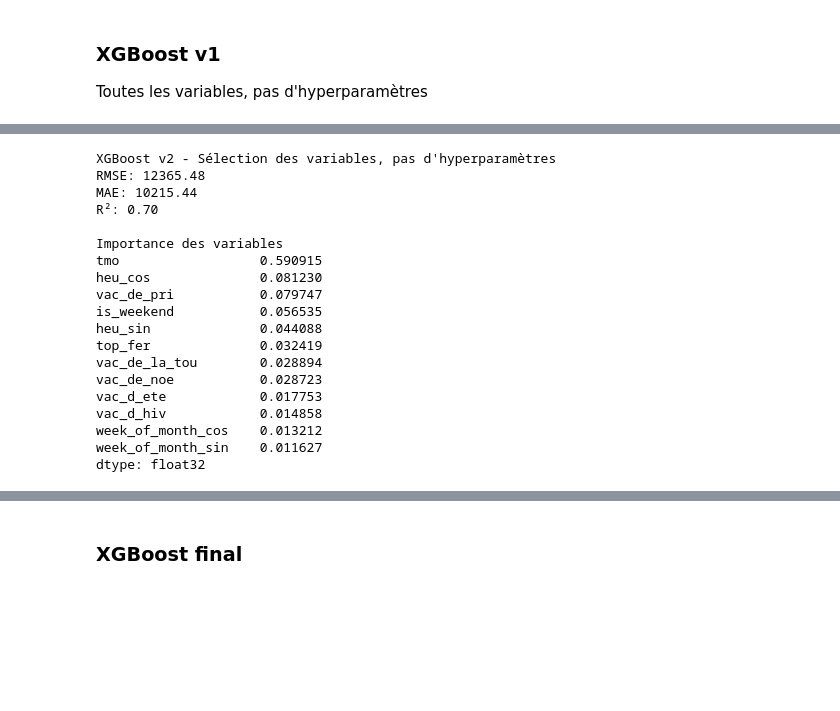
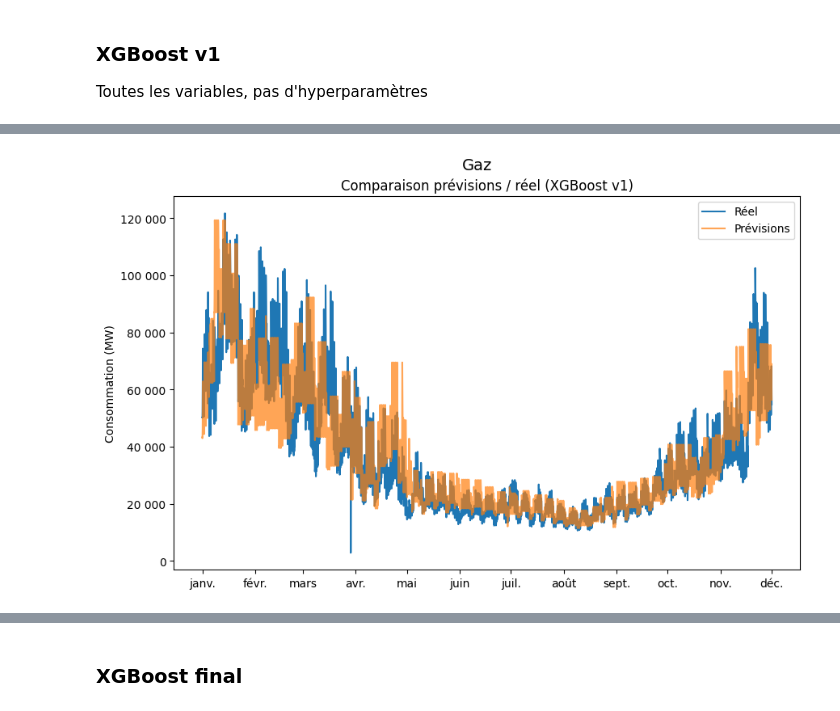
Before and after one commit to 007337-lil/MLOPS, a Jupyter notebook: projet_mlops.ipynb, the cells around one changed output, grey strips where cells are left out. Saved outputs shown, nothing was run; the diff lists cells and outputs as text; code cells hidden in the pictures; blank space fills up the shorter version.

Commit message:
Dernières modifs, évaluation des modèles et prévisions

```diff
--- a/projet_mlops.ipynb
+++ b/projet_mlops.ipynb
@@ -72,6 +74,7 @@ features = [
     'heu_sin',
     'heu_cos',
     'is_weekend',
+    'month_name',
     'week_of_month_sin',
     'week_of_month_cos',
     'vac_de_noe',
@@ -80,11 +83,19 @@ features = [
     'vac_d_ete',
     'vac_de_la_tou',
     'top_fer',
-    'tmi',
-    'tma',
-    'tmo',
+    #'tmi',
+    #'tma',
+    #'tmo',
 ]
 # %%
-rmse_v1, mae_v1, r2_v1, importances_v1, df_verif_v1 = test_model(
-    df_gaz, features, '01/01/2025', 'xgboost'
+rmse_gaz_v1, mae_gaz_v1, r2_gaz_v1, importances_gaz_v1, df_verif_gaz_v1 = test_model(
+    df_gaz.loc[df_gaz['year']>=2024], features, '01/01/2025', 'xgboost'
 )
+
+print('XGBoost v1 - toutes les variables, pas d\'hyperparamètres \n')
+print('Gaz - Résultats de la première modélisation')
+print(f"RMSE: {rmse_gaz_v1:.2f}")
+print(f"MAE: {mae_gaz_v1:.2f}")
+print(f"R²: {r2_gaz_v1:.2f}\n")
+print('Gaz - Importance des variables')
+print(importances_gaz_v1)
@@ -138,27 +120,33 @@ rmse_v2, mae_v2, r2_v2, importances_v2, df_verif_v2 = test_model(
-# %%
-print('XGBoost v2 - Sélection des variables, pas d\'hyperparamètres')
-print(f"RMSE: {rmse_v2:.2f}")
-print(f"MAE: {mae_v2:.2f}")
-print(f"R²: {r2_v2:.2f}\n")
-print('Importance des variables')
-print(importances_v2)
-# %% [output]
-XGBoost v2 - Sélection des variables, pas d'hyperparamètres
-RMSE: 12365.48
-MAE: 10215.44
-R²: 0.70
-
-Importance des variables
-tmo                  0.590915
-heu_cos              0.081230
-vac_de_pri           0.079747
-is_weekend           0.056535
-heu_sin              0.044088
-top_fer              0.032419
-vac_de_la_tou        0.028894
-vac_de_noe           0.028723
-vac_d_ete            0.017753
-vac_d_hiv            0.014858
-week_of_month_cos    0.013212
-week_of_month_sin    0.011627
-dtype: float32
+# %%
+plt.figure(figsize=(10, 6))
+sns.lineplot(
+    data=df_verif_gaz_v1,
+    x = (df_verif_gaz_v1.index),
+    y = 'con_bru_gaz_tot',
+    zorder = 1,
+    label = 'Réel'
+)
+sns.lineplot(
+    data=df_verif_gaz_v1,
+    x = df_verif_gaz_v1.index,
+    y = 'y_pred',
+    zorder = 2,
+    alpha = 0.7,
+    label = 'Prévisions'
+)
+
+ax = plt.gca()
+ax.xaxis.set_major_locator(mdates.MonthLocator())
+ax.xaxis.set_major_formatter(mdates.DateFormatter('%b'))
+
+ax.yaxis.set_major_formatter(
+    ticker.FuncFormatter(lambda x, pos: f"{int(x):,}".replace(",", " "))
+)
+
+plt.suptitle('Gaz', fontsize=14, y= 0.96)
+plt.title('Comparaison prévisions / réel (XGBoost v1)')
+plt.ylabel("Consommation (MW)")
+plt.xlabel('')
+plt.show()
+# %% [output]
+[figure, added]
```
Also changed, not shown: parts of 25 cells of this notebook, 3 other files.
